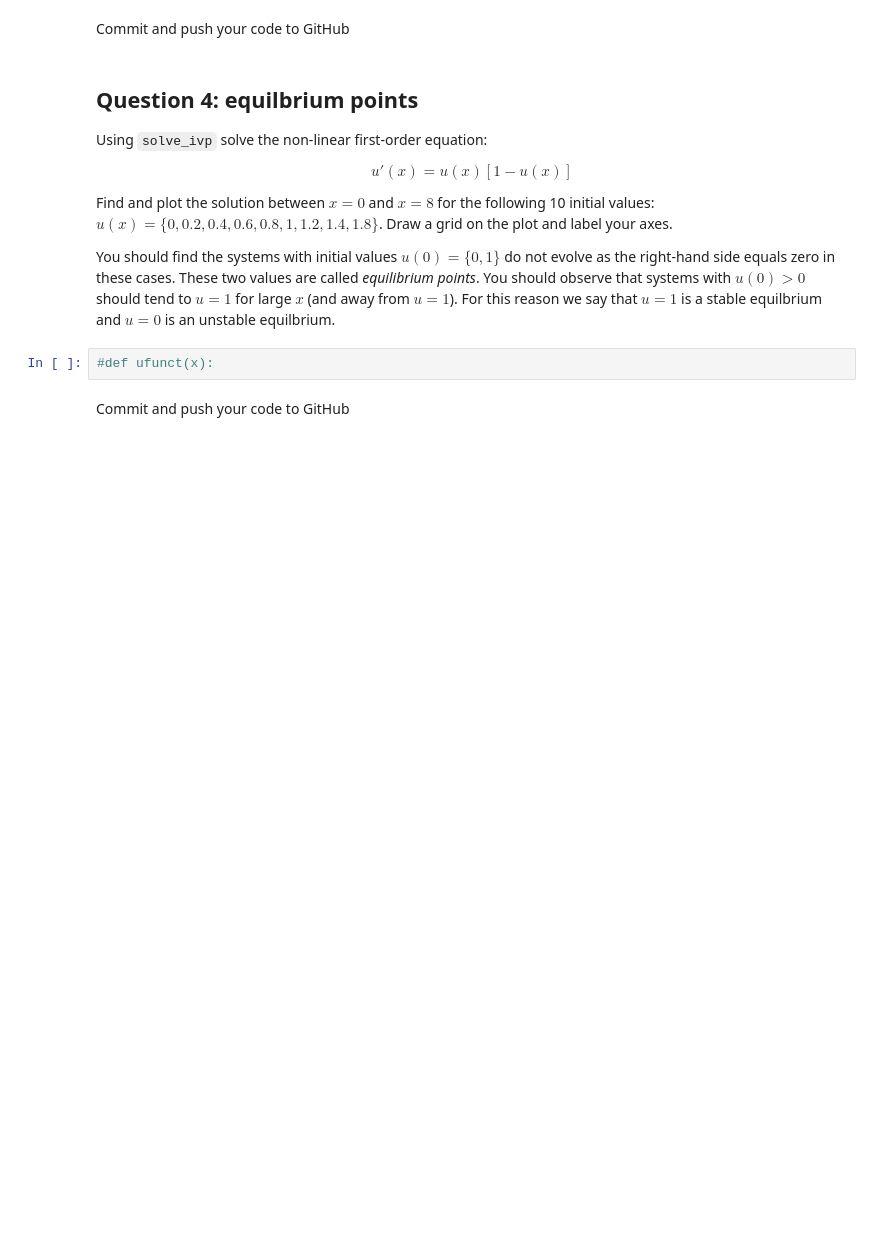
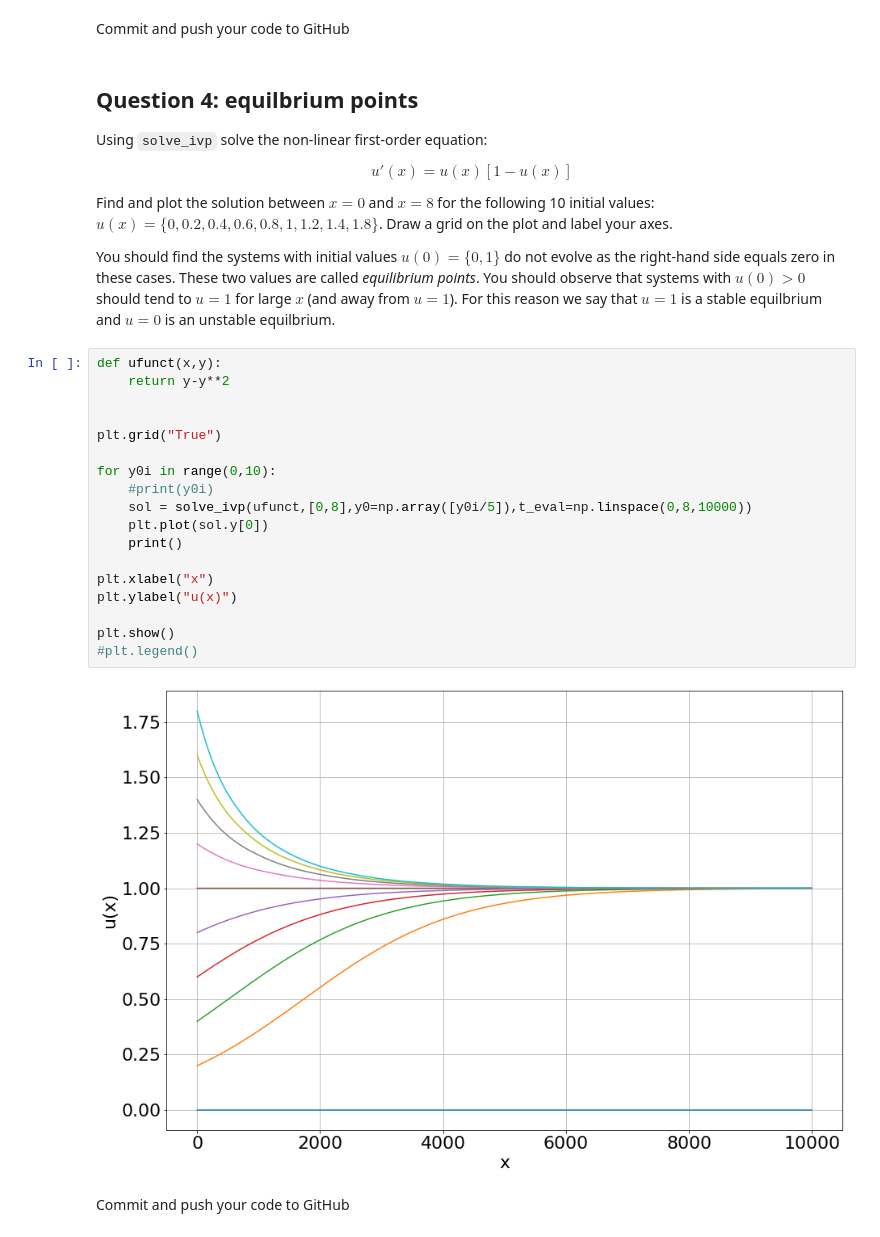
Before and after one commit to Padraig-Ryan/ACM20030-Assignments, a Jupyter notebook: Assignment-3.ipynb, the cells around one changed output. Saved outputs shown, nothing was run; the diff lists cells and outputs as text; blank space fills up the shorter version.

```diff
--- a/Assignment-3.ipynb
+++ b/Assignment-3.ipynb
@@ -392,8 +400,26 @@ $$u'(x) = u(x)[1-u(x)]$$
 Find and plot the solution between $x=0$ and $x=8$ for the following 10 initial values: $u(x) = \{0, 0.2, 0.4, 0.6, 0.8, 1, 1.2, 1.4, 1.8\}$. Draw a grid on the plot and label your axes.
 
 You should find the systems with initial values $u(0) = \{0,1\}$ do not evolve as the right-hand side equals zero in these cases. These two values are called *equilibrium points*. You should observe that systems with $u(0) > 0$ should tend to $u=1$ for large $x$ (and away from $u=1$). For this reason we say that $u=1$ is a stable equilbrium and $u=0$ is an unstable equilbrium.
-# %%
-#def ufunct(x):
+# %%
+def ufunct(x,y):
+    return y-y**2
+
+
+plt.grid("True")
+
+for y0i in range(0,10):
+    #print(y0i)
+    sol = solve_ivp(ufunct,[0,8],y0=np.array([y0i/5]),t_eval=np.linspace(0,8,10000))
+    plt.plot(sol.y[0])
+    print()
+
+plt.xlabel("x")
+plt.ylabel("u(x)")
+
+plt.show()
+#plt.legend()
+# %% [output]
+[figure, added]
 # %% [markdown]
 Commit and push your code to GitHub
 # %% [markdown]
```
Also changed, not shown: parts of 4 cells of this notebook.
